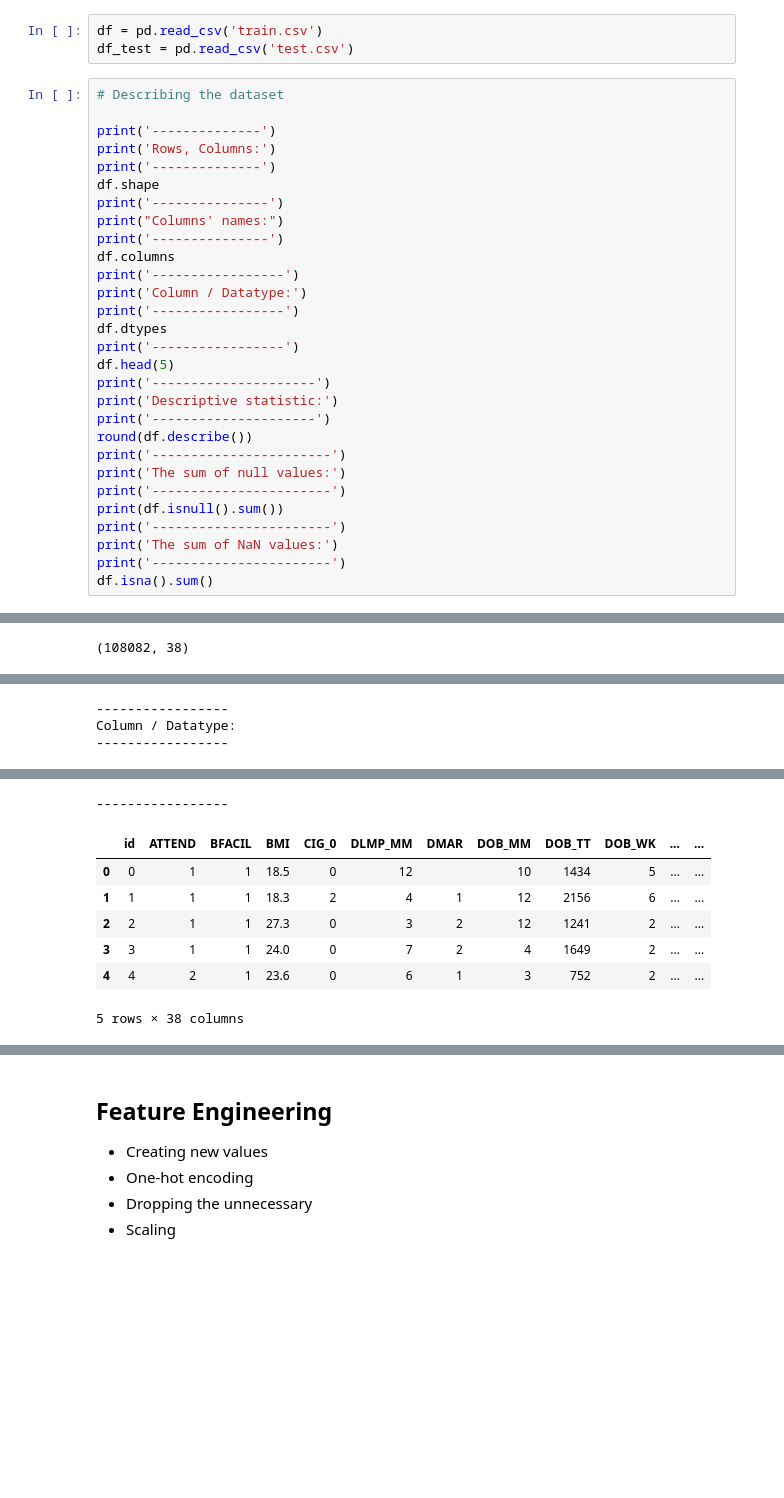
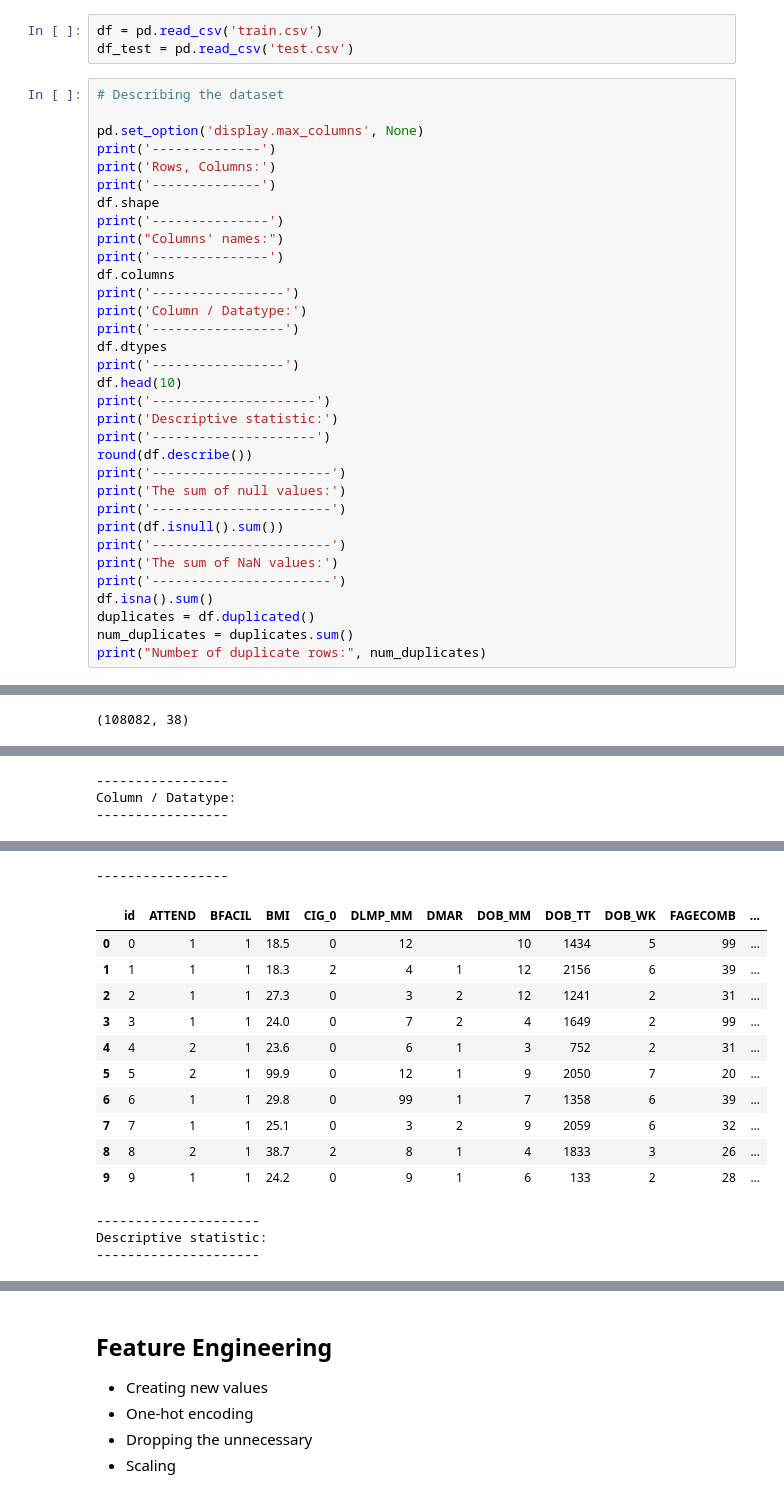
Before and after one commit to StepanKropachev/birth-weight-prediction, a Jupyter notebook: birth-weight.ipynb, the cells around one changed output, grey strips where cells are left out. Cells and saved outputs as stored; diff of their text form; blank space fills up the shorter version.

```diff
--- a/birth-weight.ipynb
+++ b/birth-weight.ipynb
@@ -42,6 +50,7 @@ df_test = pd.read_csv('test.csv')
 # %%
 # Describing the dataset
 
+pd.set_option('display.max_columns', None)
 print('--------------')
 print('Rows, Columns:')
 print('--------------')
@@ -55,7 +64,7 @@ print('Column / Datatype:')
 print('-----------------')
 df.dtypes
 print('-----------------')
-df.head(5)
+df.head(10)
 print('---------------------')
 print('Descriptive statistic:')
 print('---------------------')
@@ -68,6 +77,9 @@ print('-----------------------')
 print('The sum of NaN values:')
 print('-----------------------')
 df.isna().sum()
+duplicates = df.duplicated()
+num_duplicates = duplicates.sum()
+print("Number of duplicate rows:", num_duplicates)
 # %% [output]
 --------------
 Rows, Columns:
@@ -77,37 +89,44 @@ Rows, Columns:
 Columns' names:
 ---------------
 Index(['id', 'ATTEND', 'BFACIL', 'BMI', 'CIG_0', 'DLMP_MM', 'DMAR', 'DOB_MM',
        'DOB_TT', 'DOB_WK', 'FAGECOMB', 'FEDUC', 'ILLB_R', 'ILOP_R', 'ILP_R',
        'LD_INDL', 'MAGER', 'MBSTATE_REC', 'MEDUC', 'M_Ht_In', 'NO_INFEC',
        'NO_MMORB', 'NO_RISKS', 'PAY', 'PAY_REC', 'PRECARE', 'PREVIS',
        'PRIORDEAD', 'PRIORLIVE', 'PRIORTERM', 'PWgt_R', 'RDMETH_REC',
        'RESTATUS', 'RF_CESAR', 'RF_CESARN', 'SEX', 'WTGAIN', 'DBWT'],
       dtype='object')
 -----------------
 Column / Datatype:
 -----------------
 id               int64
 ATTEND           int64
 BFACIL           int64
 BMI            float64
 CIG_0            int64
 DLMP_MM          int64
 DMAR            object
 DOB_MM           int64
 DOB_TT           int64
 DOB_WK           int64
 FAGECOMB         int64
 FEDUC            int64
 ... (23 lines left out)
 SEX             object
 WTGAIN           int64
 DBWT             int64
 dtype: object
 -----------------
-|  | id | ATTEND | BFACIL | BMI | CIG_0 | DLMP_MM | DMAR | DOB_MM | DOB_TT | DOB_WK | ... | ... |
-| 0 | 0 | 1 | 1 | 18.5 | 0 | 12 |  | 10 | 1434 | 5 | ... | ... |
-| 1 | 1 | 1 | 1 | 18.3 | 2 | 4 | 1 | 12 | 2156 | 6 | ... | ... |
-| 2 | 2 | 1 | 1 | 27.3 | 0 | 3 | 2 | 12 | 1241 | 2 | ... | ... |
-| 3 | 3 | 1 | 1 | 24.0 | 0 | 7 | 2 | 4 | 1649 | 2 | ... | ... |
-| 4 | 4 | 2 | 1 | 23.6 | 0 | 6 | 1 | 3 | 752 | 2 | ... | ... |
+|  | id | ATTEND | BFACIL | BMI | CIG_0 | DLMP_MM | DMAR | DOB_MM | DOB_TT | DOB_WK | FAGECOMB | ... |
+| 0 | 0 | 1 | 1 | 18.5 | 0 | 12 |  | 10 | 1434 | 5 | 99 | ... |
+| 1 | 1 | 1 | 1 | 18.3 | 2 | 4 | 1 | 12 | 2156 | 6 | 39 | ... |
+| 2 | 2 | 1 | 1 | 27.3 | 0 | 3 | 2 | 12 | 1241 | 2 | 31 | ... |
+| 3 | 3 | 1 | 1 | 24.0 | 0 | 7 | 2 | 4 | 1649 | 2 | 99 | ... |
+| 4 | 4 | 2 | 1 | 23.6 | 0 | 6 | 1 | 3 | 752 | 2 | 31 | ... |
+| 5 | 5 | 2 | 1 | 99.9 | 0 | 12 | 1 | 9 | 2050 | 7 | 20 | ... |
+| 6 | 6 | 1 | 1 | 29.8 | 0 | 99 | 1 | 7 | 1358 | 6 | 39 | ... |
+| 7 | 7 | 1 | 1 | 25.1 | 0 | 3 | 2 | 9 | 2059 | 6 | 32 | ... |
+| 8 | 8 | 2 | 1 | 38.7 | 2 | 8 | 1 | 4 | 1833 | 3 | 26 | ... |
+| 9 | 9 | 1 | 1 | 24.2 | 0 | 9 | 1 | 6 | 133 | 2 | 28 | ... |
-5 rows × 38 columns
+---------------------
+Descriptive statistic:
+---------------------
```
Also changed, not shown: parts of 15 cells of this notebook, 4 other files.
